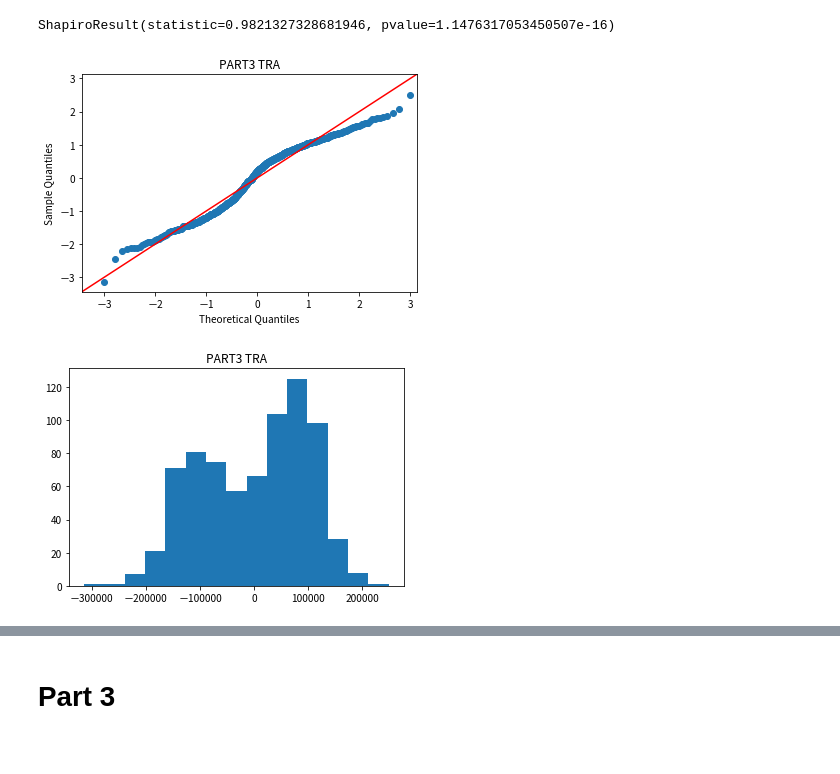
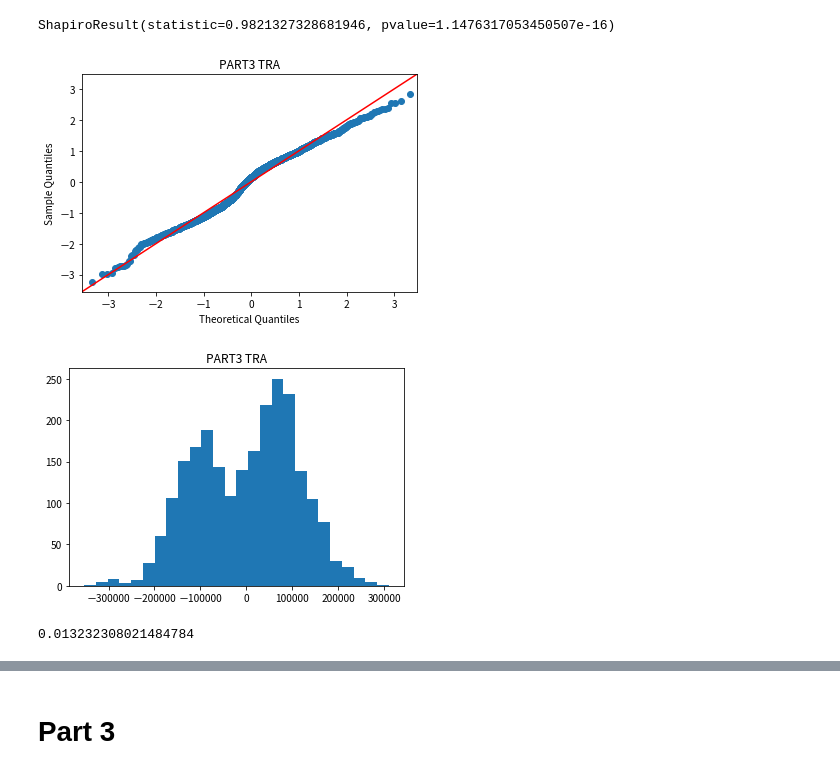
Before and after one commit to sam901122/Statistics_FinalProject, a Jupyter notebook: project_TRA/TRA_ANOVA.ipynb, the cells around one changed output, grey strips where cells are left out. Cells and saved outputs as stored; diff of their text form; code cells hidden in the pictures.

```diff
--- a/project_TRA/TRA_ANOVA.ipynb
+++ b/project_TRA/TRA_ANOVA.ipynb
@@ -129,8 +138,8 @@ df.head()
 # %%
 df_2  = df[np.array( df['belong'] == 'None' ) | np.array( df['belong'] == 'weekend' ) ]
 # %%
-results = smf.ols('trans_cnt ~ C(is_foreign) + C(is_working) + C(is_foreign):C(is_working)', data=df_1).fit()
-aov_14106_two = sms.anova_lm( results, typ=2 )
+results1 = smf.ols('trans_cnt ~ C(is_foreign) + C(is_working) + C(is_foreign):C(is_working)', data=df_1).fit()
+aov_14106_two = sms.anova_lm( results1, typ=2 )
 
 aov_14106_two
 # %% [output]
@@ -144,21 +153,25 @@ stats.shapiro( results.resid )
 # %% [output]
 ShapiroResult(statistic=0.9821327328681946, pvalue=1.1476317053450507e-16)
 # %%
-fig = sm.qqplot( results.resid, stats.norm, fit=True, line = '45' )
+fig = sm.qqplot( results1.resid, stats.norm, fit=True, line = '45' )
 plt.title( 'PART3 TRA' )
 plt.savefig( 'images/TRA_PART3_ANOVA_qqplot.jpg')
 # %% [output]
-[figure, old version]
+[figure, new version]
 # %%
-plt.hist( results.resid, bins='auto' )
+plt.hist( results1.resid, bins='auto' )
 plt.title( 'PART3 TRA' )
 plt.savefig( 'images/TRA_PART3_ANOVA_hist.jpg')
 # %% [output]
-[figure, old version]
+[figure, new version]
 # %%
 trCnt = []
 for btype in [True, False] :
     trCnt.append( list( df_2[df_2['is_foreign'] == btype]['trans_cnt'] ) )
+# %%
+ft.kruskal( trCnt[0], trCnt[1] )
+# %% [output]
+0.013232308021484784
 # %%
 plt.boxplot( trCnt )
 plt.xticks( range( 1, 3 ), [True, False] )
```
Also changed, not shown: parts of 32 cells of this notebook, 7 other files.
